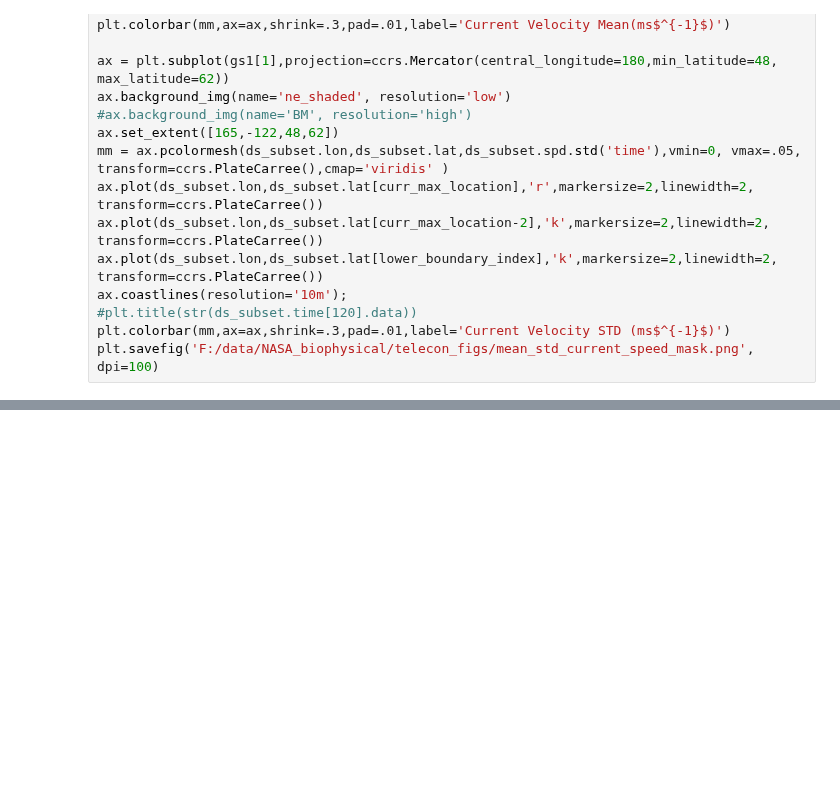
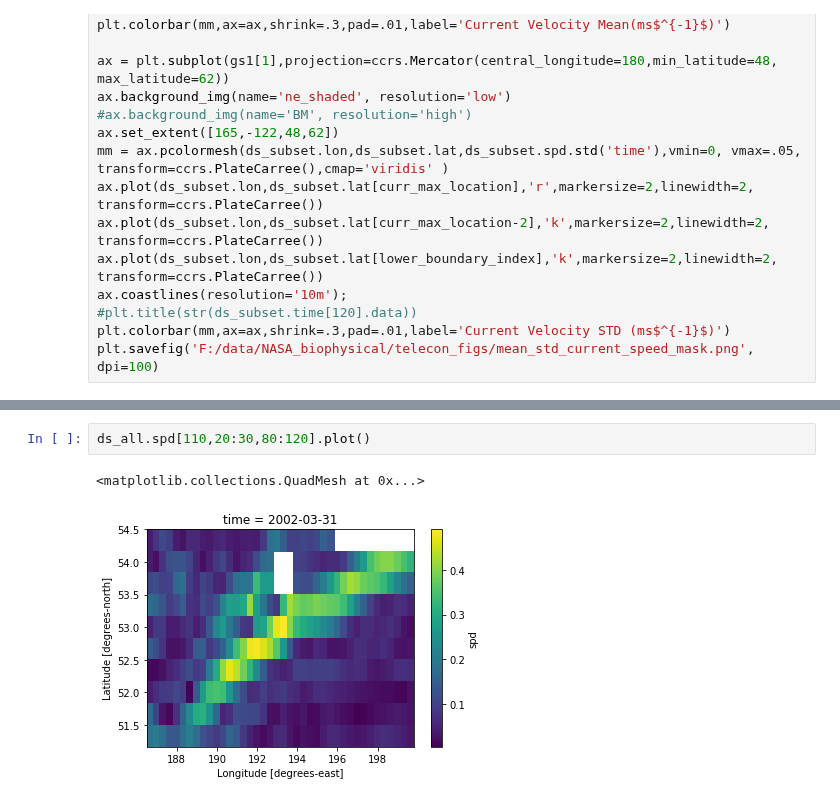
Before and after one commit to cgentemann/Biophysical, a Jupyter notebook: explore_oscar_current_data.ipynb, the cells around one changed output, grey strips where cells are left out. Drawn from its saved outputs; the diff is of its cells as text; blank space fills up the shorter version.

```diff
--- a/explore_oscar_current_data.ipynb
+++ b/explore_oscar_current_data.ipynb
@@ -1044,0 +1073,5 @@ plt.savefig('F:/data/NASA_biophysical/telecon_figs/mean_std_current_speed_mask.p
+# %%
+ds_all.spd[110,20:30,80:120].plot()
+# %% [output]
+<matplotlib.collections.QuadMesh at 0x...>
+[figure, added]
```
Also changed, not shown: parts of 8 cells of this notebook.
